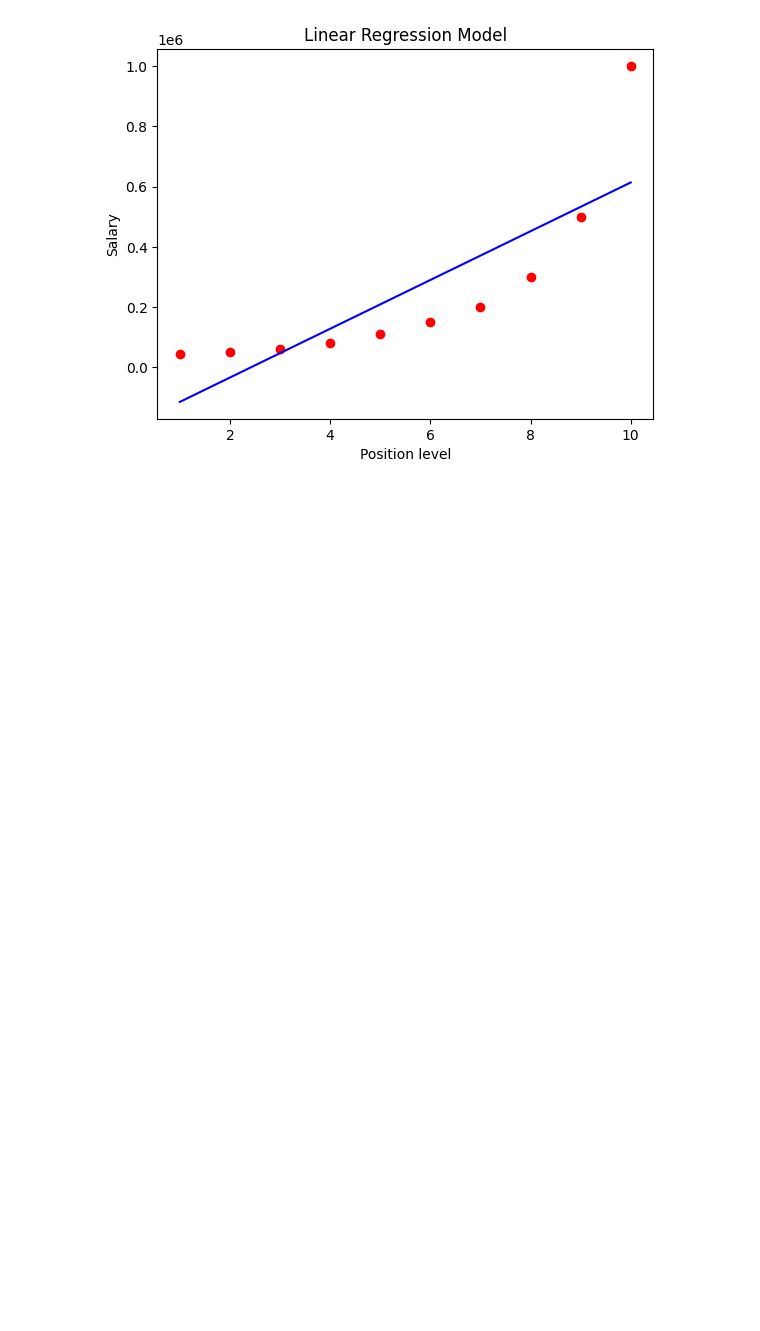
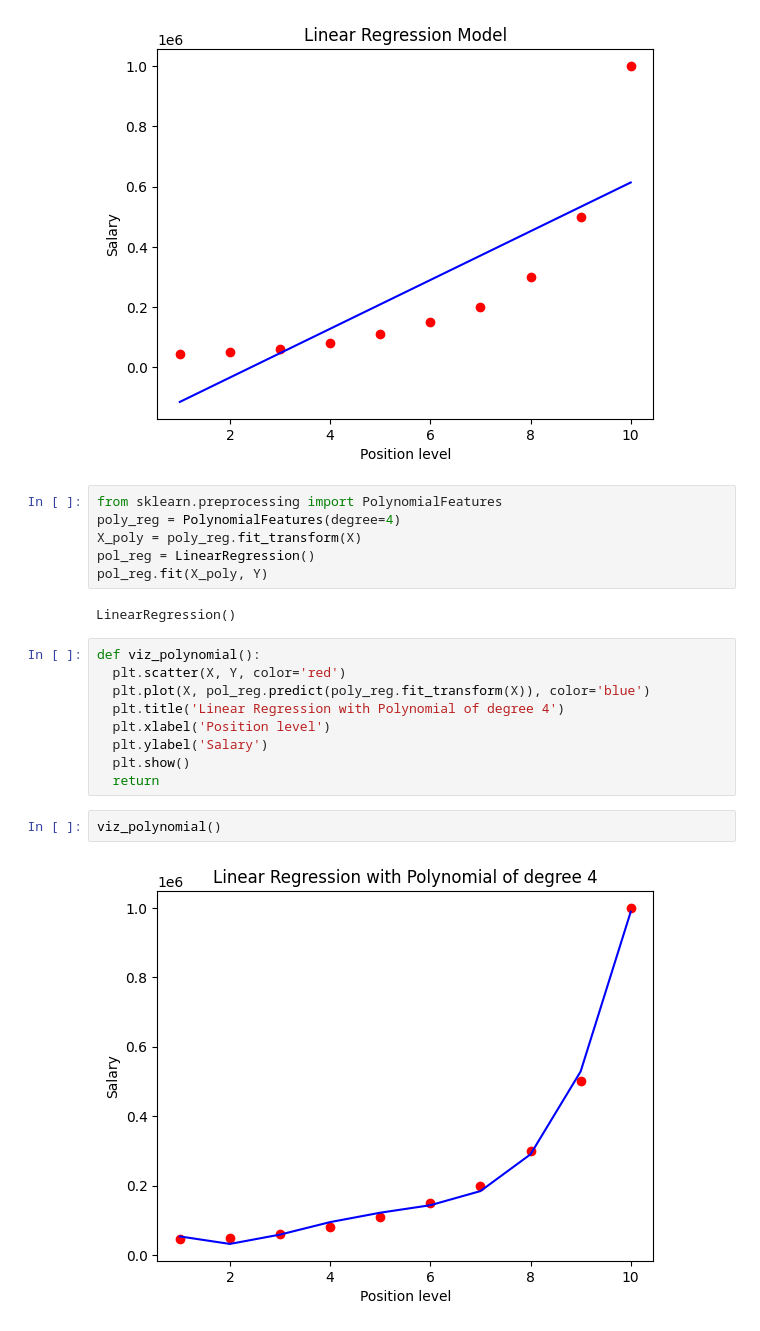
Before and after one commit to agbizbuz/learning-ai-ds-ml, a Jupyter notebook: polynomial_regression_1.ipynb, the cells around one changed output. Saved outputs shown, nothing was run; the diff lists cells and outputs as text; blank space fills up the shorter version.

Commit message:
Completed the poly regression example

```diff
--- a/polynomial_regression_1.ipynb
+++ b/polynomial_regression_1.ipynb
@@ -52,3 +52,24 @@ def vis_linear():
 vis_linear()
 # %% [output]
 [figure]
+# %%
+from sklearn.preprocessing import PolynomialFeatures
+poly_reg = PolynomialFeatures(degree=4)
+X_poly = poly_reg.fit_transform(X)
+pol_reg = LinearRegression()
+pol_reg.fit(X_poly, Y)
+# %% [output]
+LinearRegression()
+# %%
+def viz_polynomial():
+  plt.scatter(X, Y, color='red')
+  plt.plot(X, pol_reg.predict(poly_reg.fit_transform(X)), color='blue')
+  plt.title('Linear Regression with Polynomial of degree 4')
+  plt.xlabel('Position level')
+  plt.ylabel('Salary')
+  plt.show()
+  return
+# %%
+viz_polynomial()
+# %% [output]
+[figure, added]
```
Also changed, not shown: parts of 2 cells of this notebook.
